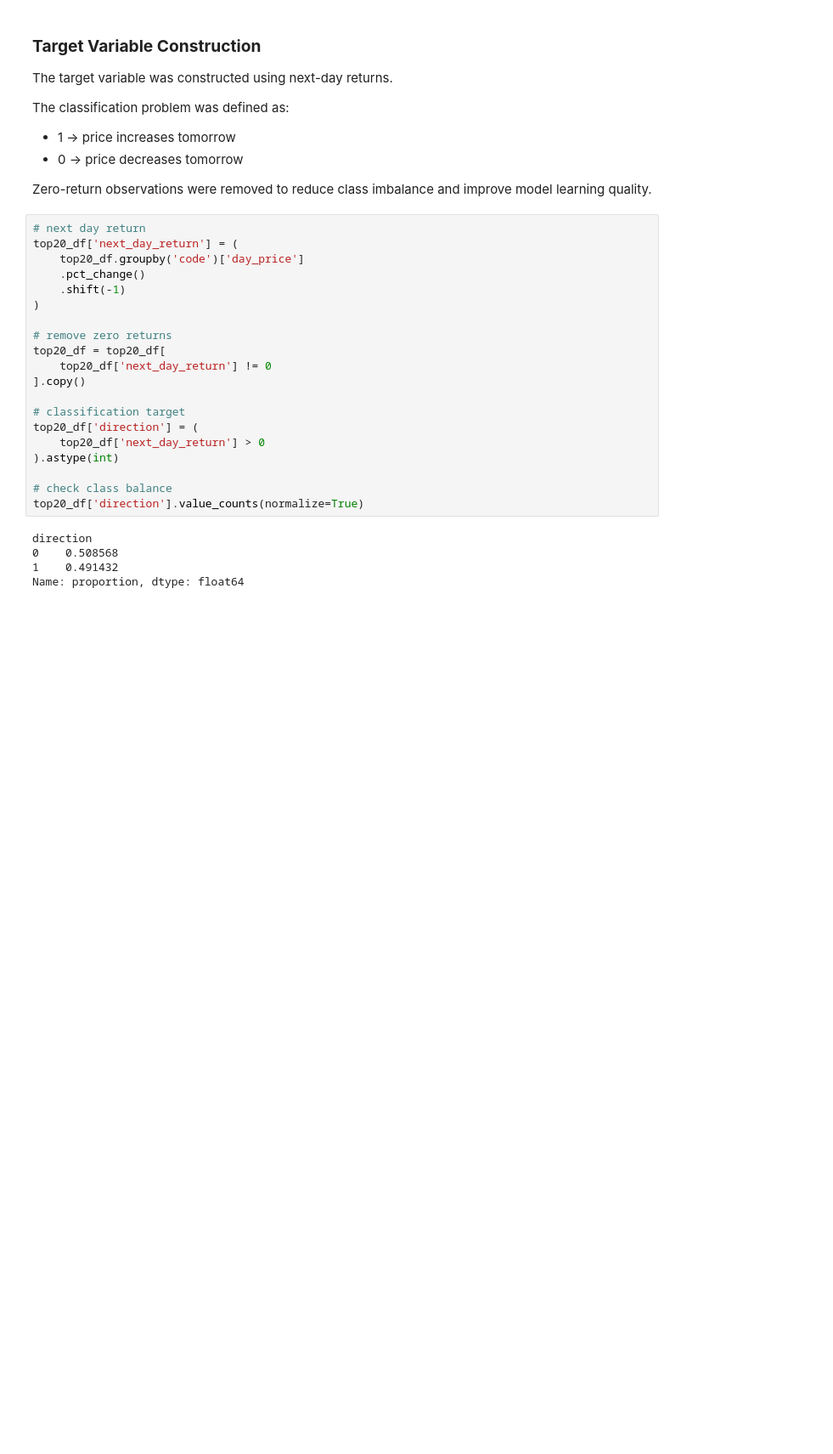
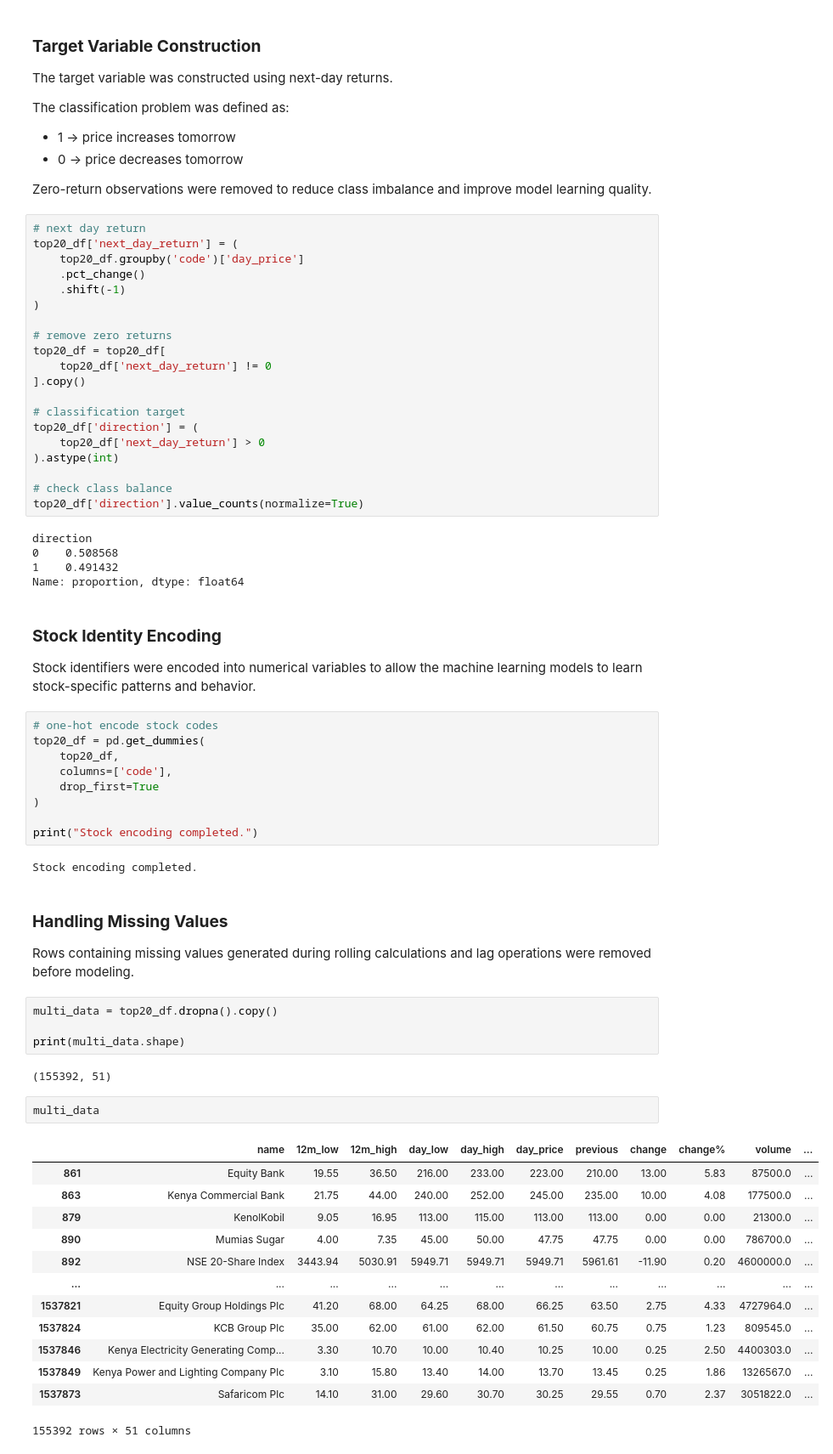
Before and after one commit to Assesa44/Stock-Market-Prediction, a Jupyter notebook: notebooks/notebook.ipynb, the cells around one changed output. Shown at 85% size. Saved outputs shown, nothing was run; the diff lists cells and outputs as text; blank space fills up the shorter version.

Commit message:
feat: clean multi data

```diff
--- a/notebooks/notebook.ipynb
+++ b/notebooks/notebook.ipynb
@@ -2689,3 +2689,44 @@ direction
 0    0.508568
 1    0.491432
 Name: proportion, dtype: float64
+# %% [markdown]
+### **Stock Identity Encoding**
+
+Stock identifiers were encoded into numerical variables to allow the machine learning models to learn stock-specific patterns and behavior.
+# %%
+# one-hot encode stock codes
+top20_df = pd.get_dummies(
+    top20_df,
+    columns=['code'],
+    drop_first=True
+)
+
+print("Stock encoding completed.")
+# %% [output]
+Stock encoding completed.
+# %% [markdown]
+### **Handling Missing Values**
+
+Rows containing missing values generated during rolling calculations and lag operations were removed before modeling.
+# %%
+multi_data = top20_df.dropna().copy()
+
+print(multi_data.shape)
+# %% [output]
+(155392, 51)
+# %%
+multi_data
+# %% [output]
+|  | name | 12m_low | 12m_high | day_low | day_high | day_price | previous | change | change% | volume | ... |
+| 861 | Equity Bank | 19.55 | 36.50 | 216.00 | 233.00 | 223.00 | 210.00 | 13.00 | 5.83 | 87500.0 | ... |
+| 863 | Kenya Commercial Bank | 21.75 | 44.00 | 240.00 | 252.00 | 245.00 | 235.00 | 10.00 | 4.08 | 177500.0 | ... |
+| 879 | KenolKobil | 9.05 | 16.95 | 113.00 | 115.00 | 113.00 | 113.00 | 0.00 | 0.00 | 21300.0 | ... |
+| 890 | Mumias Sugar | 4.00 | 7.35 | 45.00 | 50.00 | 47.75 | 47.75 | 0.00 | 0.00 | 786700.0 | ... |
+| 892 | NSE 20-Share Index | 3443.94 | 5030.91 | 5949.71 | 5949.71 | 5949.71 | 5961.61 | -11.90 | 0.20 | 4600000.0 | ... |
+| ... | ... | ... | ... | ... | ... | ... | ... | ... | ... | ... | ... |
+| 1537821 | Equity Group Holdings Plc | 41.20 | 68.00 | 64.25 | 68.00 | 66.25 | 63.50 | 2.75 | 4.33 | 4727964.0 | ... |
+| 1537824 | KCB Group Plc | 35.00 | 62.00 | 61.00 | 62.00 | 61.50 | 60.75 | 0.75 | 1.23 | 809545.0 | ... |
+| 1537846 | Kenya Electricity Generating Comp... | 3.30 | 10.70 | 10.00 | 10.40 | 10.25 | 10.00 | 0.25 | 2.50 | 4400303.0 | ... |
+| 1537849 | Kenya Power and Lighting Company Plc | 3.10 | 15.80 | 13.40 | 14.00 | 13.70 | 13.45 | 0.25 | 1.86 | 1326567.0 | ... |
+| 1537873 | Safaricom Plc | 14.10 | 31.00 | 29.60 | 30.70 | 30.25 | 29.55 | 0.70 | 2.37 | 3051822.0 | ... |
+155392 rows × 51 columns
```
Also changed, not shown: parts of 4 cells of this notebook.
